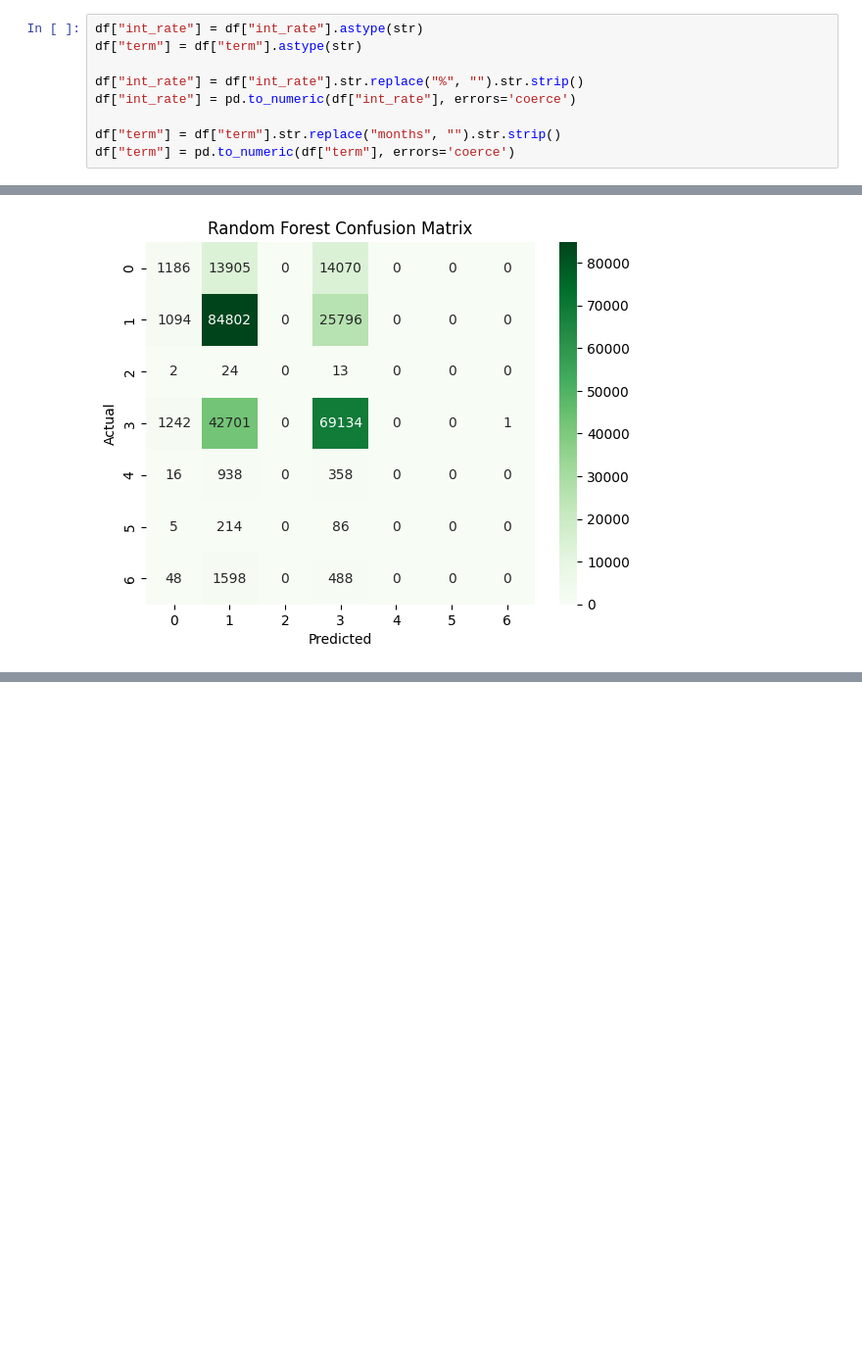
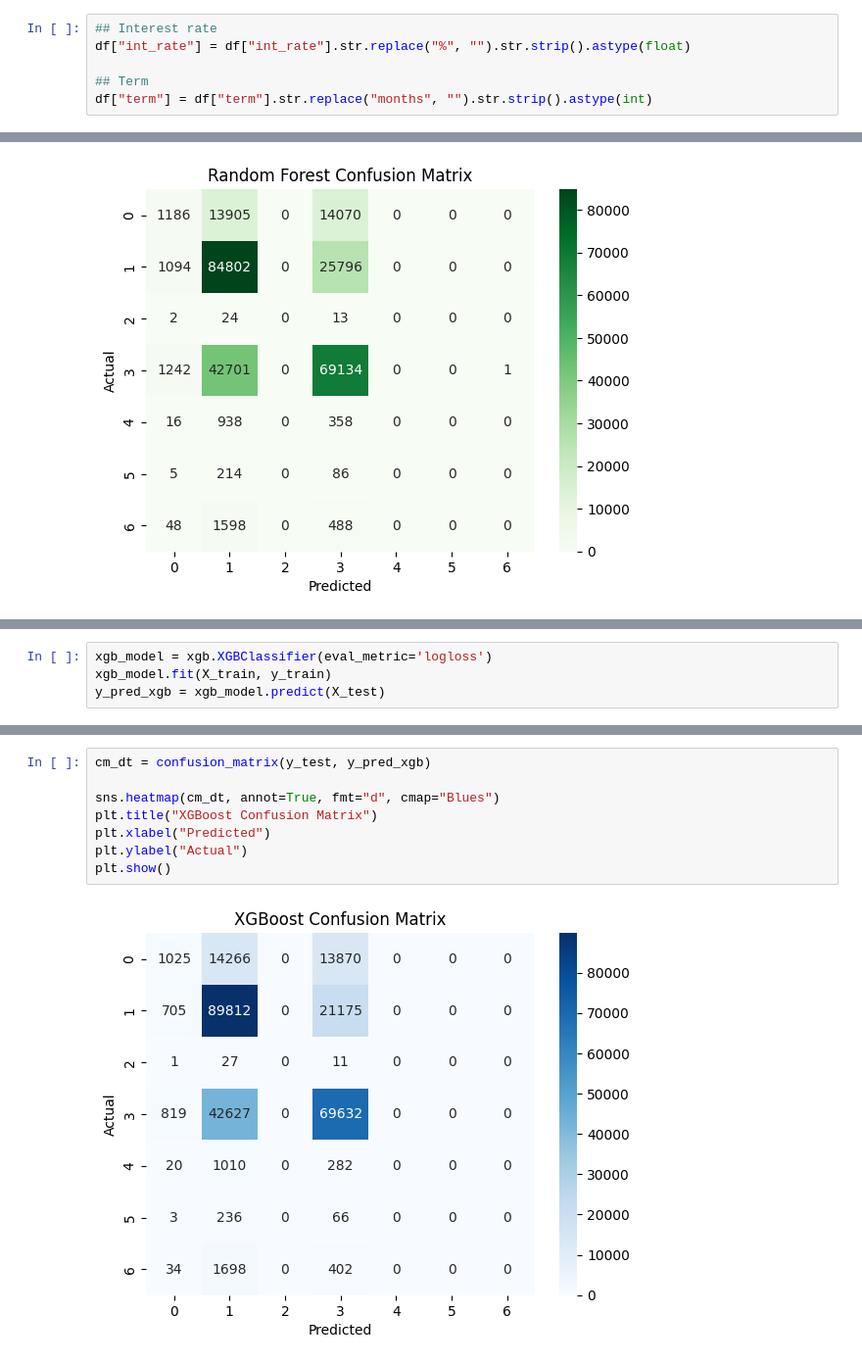
Before and after one commit to kecoaktempur/Risk-and-Finance-Management_Analisis-data-bisnis, a Jupyter notebook: adb.ipynb, the cells around one changed output, grey strips where cells are left out. Shown: that part at 98% size. Drawn from its saved outputs; the diff is of its cells as text; blank space fills up the shorter version.

Commit message:
tambah xgboost dan lr

```diff
--- a/adb.ipynb
+++ b/adb.ipynb
@@ -90,14 +90,11 @@ zip_code = 0
 avg_cur_bal = 0
 revol_bal = 0
 # %%
-df["int_rate"] = df["int_rate"].astype(str)
-df["term"] = df["term"].astype(str)
+## Interest rate
+df["int_rate"] = df["int_rate"].str.replace("%", "").str.strip().astype(float)
 
-df["int_rate"] = df["int_rate"].str.replace("%", "").str.strip()
-df["int_rate"] = pd.to_numeric(df["int_rate"], errors='coerce')
-
-df["term"] = df["term"].str.replace("months", "").str.strip()
-df["term"] = pd.to_numeric(df["term"], errors='coerce')
+## Term
+df["term"] = df["term"].str.replace("months", "").str.strip().astype(int)
 # %%
 print(df.head())
 # %% [output]
@@ -258,0 +260,4 @@ plt.show()
+# %%
+xgb_model = xgb.XGBClassifier(eval_metric='logloss')
+xgb_model.fit(X_train, y_train)
+y_pred_xgb = xgb_model.predict(X_test)
@@ -258,0 +298,10 @@ plt.show()
+# %%
+cm_dt = confusion_matrix(y_test, y_pred_xgb)
+
+sns.heatmap(cm_dt, annot=True, fmt="d", cmap="Blues")
+plt.title("XGBoost Confusion Matrix")
+plt.xlabel("Predicted")
+plt.ylabel("Actual")
+plt.show()
+# %% [output]
+[figure, added]
```
Also changed, not shown: parts of 9 cells of this notebook.
